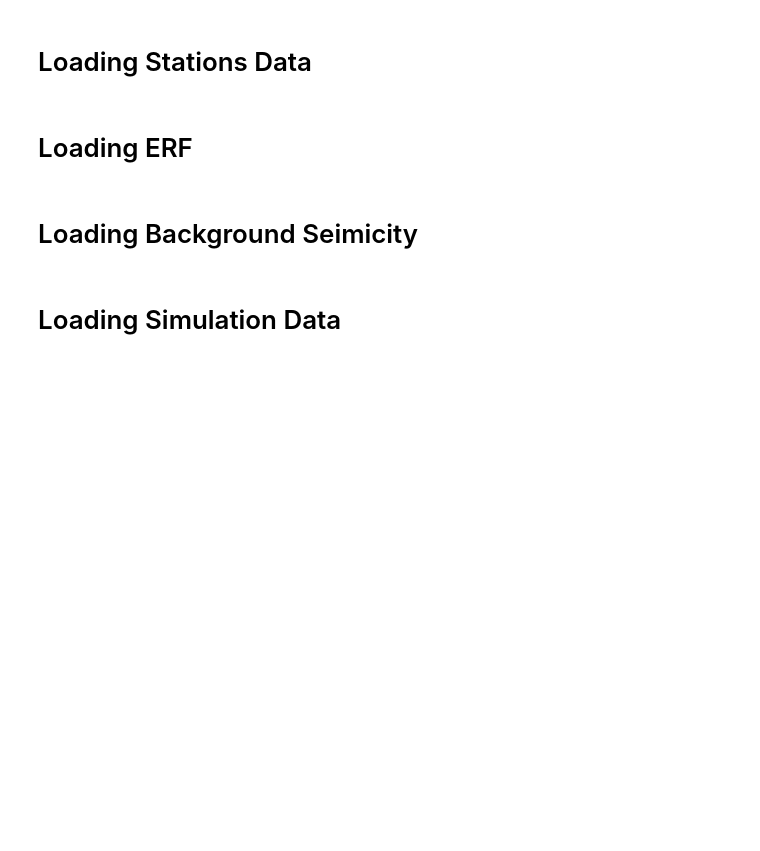
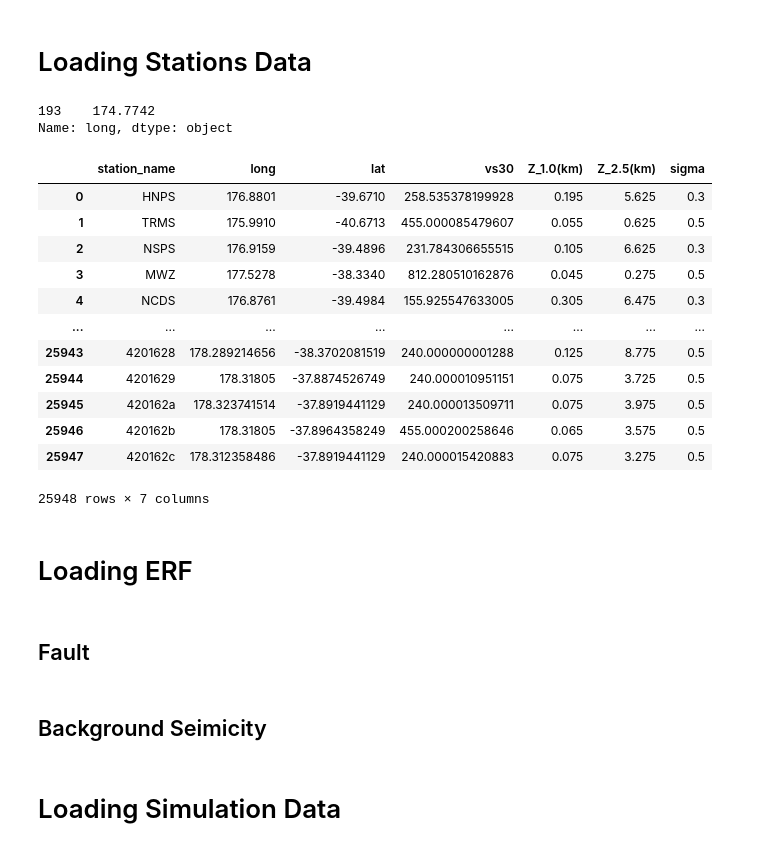
Before and after one commit to Mor-Abs/cybershake_investigation, a Jupyter notebook: usages/Hazard_Calculation.ipynb, the cells around one changed output. Cells and saved outputs as stored; diff of their text form; code cells hidden in the pictures; blank space fills up the shorter version.

```diff
--- a/usages/Hazard_Calculation.ipynb
+++ b/usages/Hazard_Calculation.ipynb
@@ -32,7 +32,8 @@ data_version = "combined_v20p6_v24p8_v20p9_v24p9"
 sim_dir = f"/mnt/hypo_data/mab419/Cybershake_Data/{data_version}"  # dpath to simulation data
 sim_pickle_dir = f"/mnt/hypo_data/mab419/Cybershake_Data_Pickle/{data_version}"  # dpath to hazard calculation data
 emp_dir = f"/mnt/hypo_data/mab419/Empirical_Data/{data_version}"  # dpath to emirical calculation data
-base_dir = "/mnt/hypo_data/mab419/mab419_cybershake_investigation/base_data"  # dpath to dirctory of base data
+base_dir = "/mnt/hypo_data/mab419/cybershake_investigation/base_data"  # dpath to dirctory of base data
+plot_dir = "/mnt/hypo_data/mab419/cybershake_investigation/plots"  # dpath to dirctory of plot outpyts
 
 # File names of the stations data
 station_files = {
@@ -45,6 +46,11 @@ fault_erf_ffp = os.path.join(base_dir, "NZ_FLTmodel_2010.txt") #dpath to NZ faul
 background_ffp = os.path.join(
     base_dir, "NZBCK2015_Chch50yearsAftershock_OpenSHA_modType4.txt") #dpath to background seismicity
 ds_erf_ffp = os.path.join(base_dir, "NZ_DSmodel_2015.txt")  # dpath to DS erf
+
+background_ffp = os.path.join(
+    base_dir, "NZBCK211_OpenSHA.txt"
+)  # dpath to background seismicity
+ds_erf_ffp = os.path.join(base_dir, "NZ_DSmodel_2010.txt")  # dpath to DS erf
 # %% [markdown]
 # Plotting Major Setting
 # %%
@@ -74,8 +106,32 @@ stations_df = util.get_station_data(
     os.path.join(base_dir, station_files["stations_vs30"]),
     os.path.join(base_dir, station_files["stations_z"]),
 )
+# %%
+stations_df[stations_df["station_name"].str.contains("WTES", na=False)]['long']
+# stations_df
+# %% [output]
+193    174.7742
+Name: long, dtype: object
+# %%
+stations_df
+# %% [output]
+|  | station_name | long | lat | vs30 | Z_1.0(km) | Z_2.5(km) | sigma |
+| 0 | HNPS | 176.8801 | -39.6710 | 258.535378199928 | 0.195 | 5.625 | 0.3 |
+| 1 | TRMS | 175.9910 | -40.6713 | 455.000085479607 | 0.055 | 0.625 | 0.5 |
+| 2 | NSPS | 176.9159 | -39.4896 | 231.784306655515 | 0.105 | 6.625 | 0.3 |
+| 3 | MWZ | 177.5278 | -38.3340 | 812.280510162876 | 0.045 | 0.275 | 0.5 |
+| 4 | NCDS | 176.8761 | -39.4984 | 155.925547633005 | 0.305 | 6.475 | 0.3 |
+| ... | ... | ... | ... | ... | ... | ... | ... |
+| 25943 | 4201628 | 178.289214656 | -38.3702081519 | 240.000000001288 | 0.125 | 8.775 | 0.5 |
+| 25944 | 4201629 | 178.31805 | -37.8874526749 | 240.000010951151 | 0.075 | 3.725 | 0.5 |
+| 25945 | 420162a | 178.323741514 | -37.8919441129 | 240.000013509711 | 0.075 | 3.975 | 0.5 |
+| 25946 | 420162b | 178.31805 | -37.8964358249 | 455.000200258646 | 0.065 | 3.575 | 0.5 |
+| 25947 | 420162c | 178.312358486 | -37.8919441129 | 240.000015420883 | 0.075 | 3.275 | 0.5 |
+25948 rows × 7 columns
 # %% [markdown]
 # Loading ERF
+# %% [markdown]
+## Fault
 # %%
 flt_erf_df = nhm.load_nhm_df(fault_erf_ffp)
 flt_erf = nhm.load_nhm(fault_erf_ffp)
@@ -86,3 +142,3 @@ flt_erf = nhm.load_nhm(fault_erf_ffp)
 # %% [markdown]
-# Loading Background Seimicity
+## Background Seimicity
 # %%
```
Also changed, not shown: parts of 21 cells of this notebook, 30 other files.
